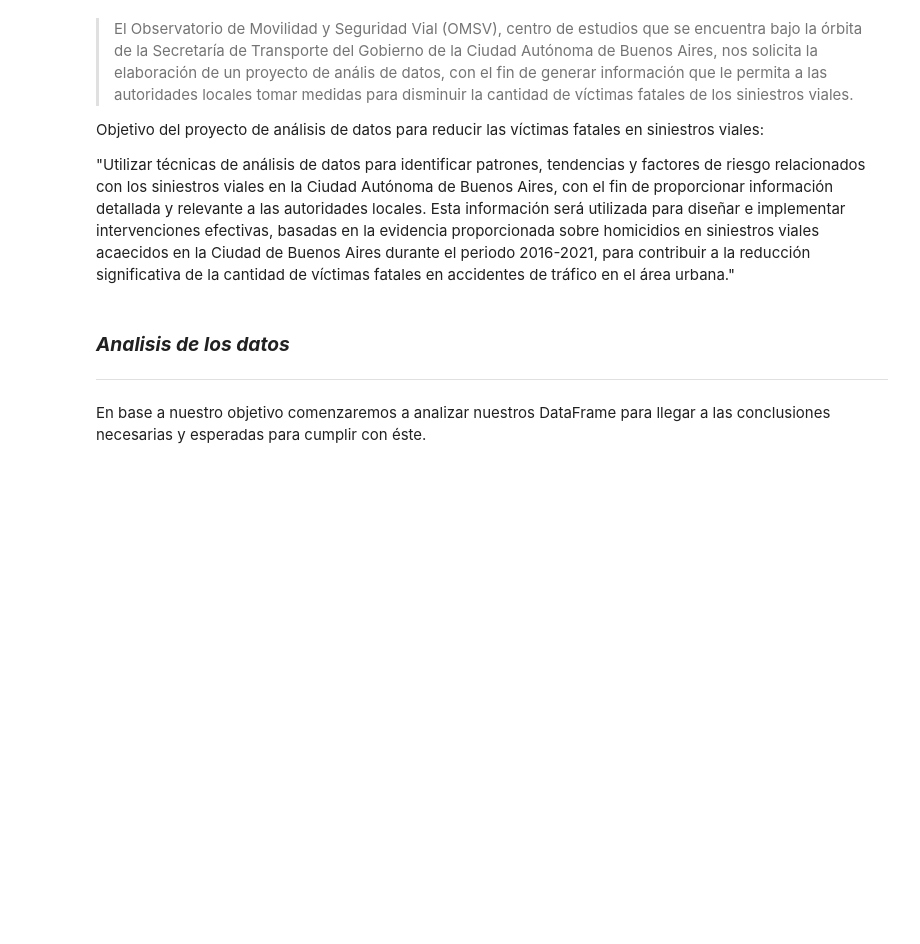
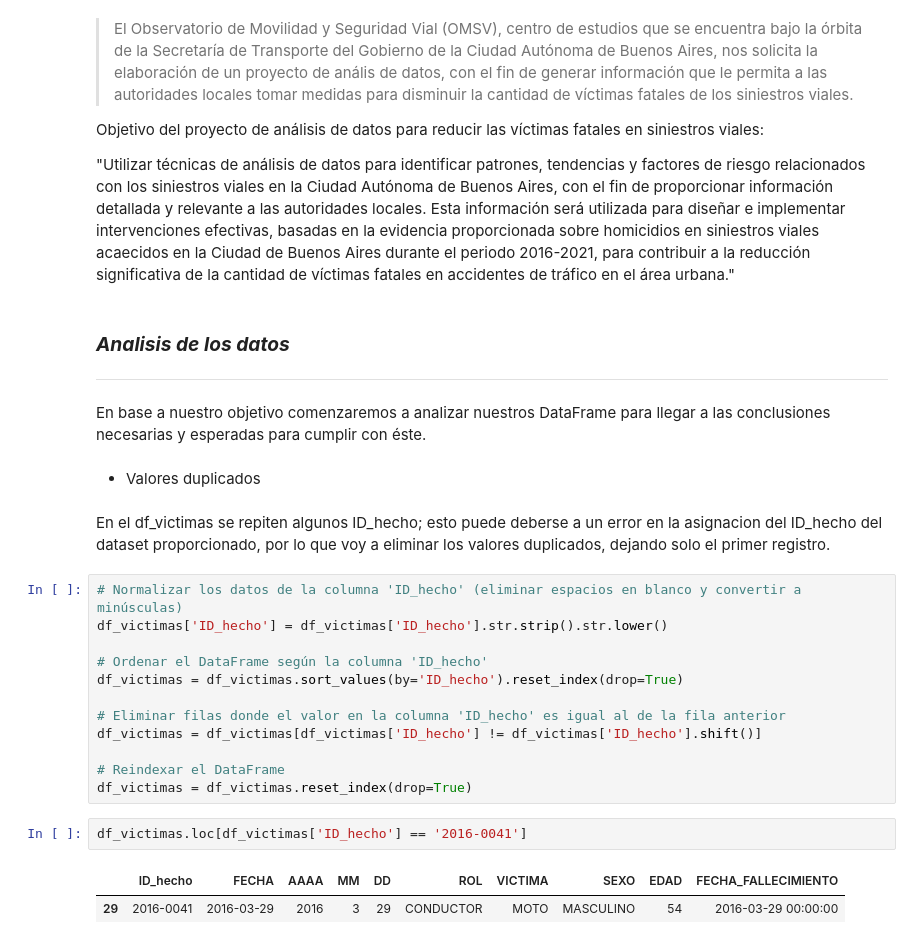
Before and after one commit to vanesalinas/HenryPI_DataAnalyst_PT06, a Jupyter notebook: EDA.ipynb, the cells around one changed output. Saved outputs shown, nothing was run; the diff lists cells and outputs as text; blank space fills up the shorter version.

```diff
--- a/EDA.ipynb
+++ b/EDA.ipynb
@@ -145,3 +145,24 @@ Objetivo del proyecto de análisis de datos para reducir las víctimas fatales e
 ### ***Analisis de los datos***
 ---
 En base a nuestro objetivo comenzaremos a analizar nuestros DataFrame para llegar a las conclusiones necesarias y esperadas para cumplir con éste.
+# %% [markdown]
+*   Valores duplicados
+# %% [markdown]
+En el df_victimas se repiten algunos ID_hecho; esto puede deberse a un error en la asignacion del ID_hecho del dataset proporcionado, por lo que voy a eliminar los valores duplicados, dejando solo el primer registro.
+# %%
+# Normalizar los datos de la columna 'ID_hecho' (eliminar espacios en blanco y convertir a minúsculas)
+df_victimas['ID_hecho'] = df_victimas['ID_hecho'].str.strip().str.lower()
+
+# Ordenar el DataFrame según la columna 'ID_hecho'
+df_victimas = df_victimas.sort_values(by='ID_hecho').reset_index(drop=True)
+
+# Eliminar filas donde el valor en la columna 'ID_hecho' es igual al de la fila anterior
+df_victimas = df_victimas[df_victimas['ID_hecho'] != df_victimas['ID_hecho'].shift()]
+
+# Reindexar el DataFrame
+df_victimas = df_victimas.reset_index(drop=True)
+# %%
+df_victimas.loc[df_victimas['ID_hecho'] == '2016-0041']
+# %% [output]
+|  | ID_hecho | FECHA | AAAA | MM | DD | ROL | VICTIMA | SEXO | EDAD | FECHA_FALLECIMIENTO |
+| 29 | 2016-0041 | 2016-03-29 | 2016 | 3 | 29 | CONDUCTOR | MOTO | MASCULINO | 54 | 2016-03-29 00:00:00 |
```
Also changed, not shown: parts of 5 cells of this notebook.
